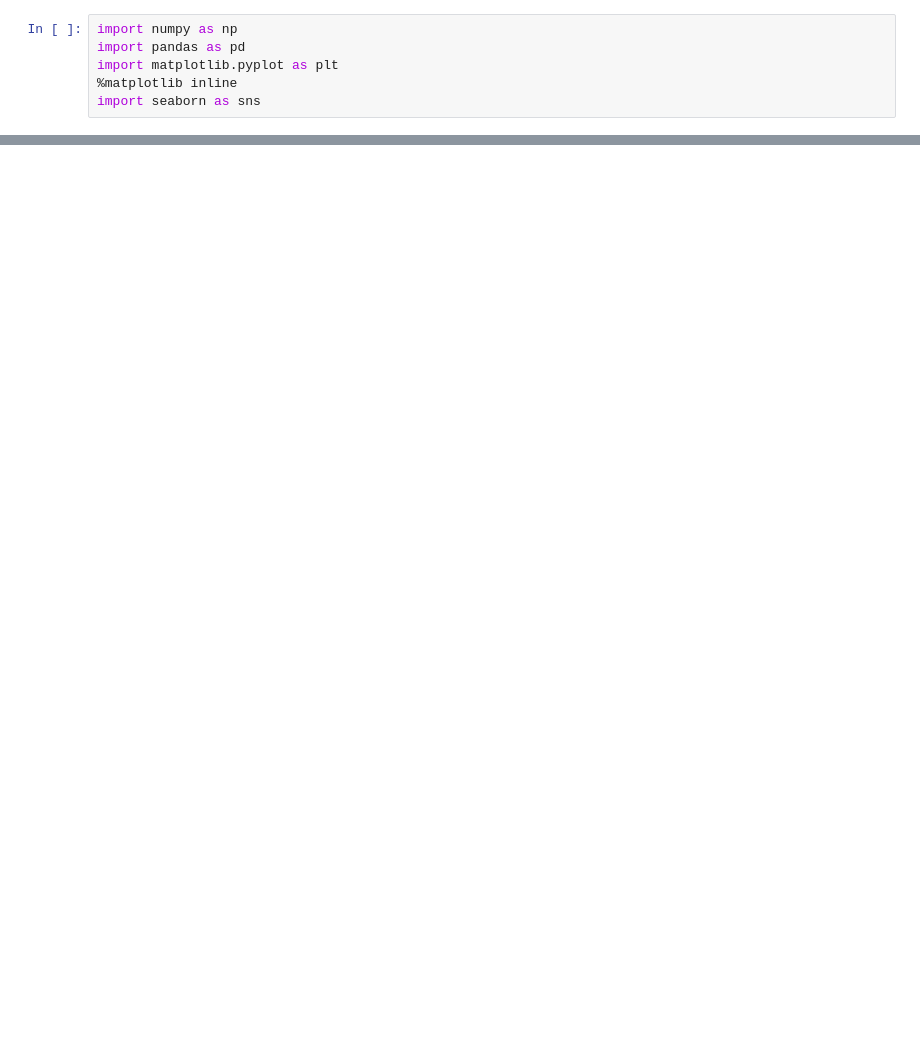
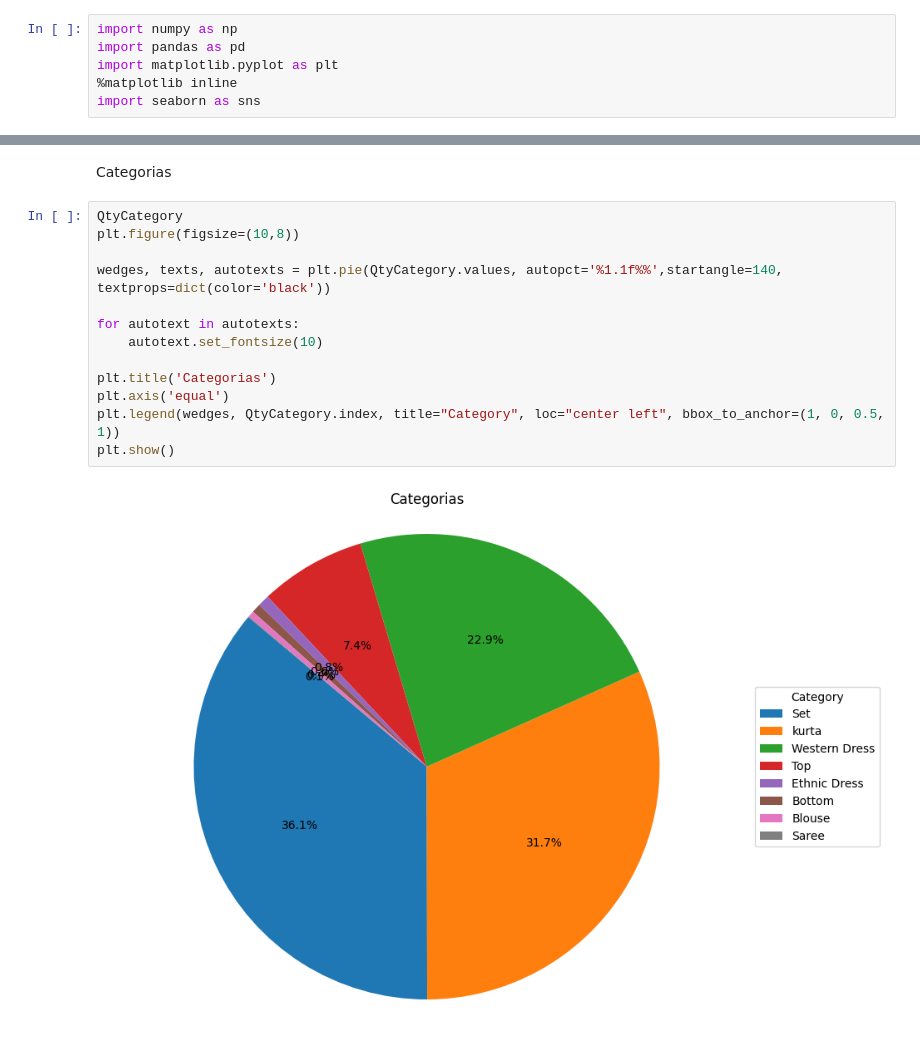
Before and after one commit to MatheusBacetic/DataAnalysis, a Jupyter notebook: dados.ipynb, the cells around one changed output, grey strips where cells are left out. Drawn from its saved outputs; the diff is of its cells as text; blank space fills up the shorter version.

```diff
--- a/dados.ipynb
+++ b/dados.ipynb
@@ -45,0 +61,17 @@ plt.show()
+# %% [markdown]
+Categorias
+# %%
+QtyCategory
+plt.figure(figsize=(10,8))
+
+wedges, texts, autotexts = plt.pie(QtyCategory.values, autopct='%1.1f%%',startangle=140, textprops=dict(color='black'))
+
+for autotext in autotexts:
+    autotext.set_fontsize(10)
+
+plt.title('Categorias')
+plt.axis('equal')
+plt.legend(wedges, QtyCategory.index, title="Category", loc="center left", bbox_to_anchor=(1, 0, 0.5, 1))
+plt.show()
+# %% [output]
+[figure, added]
```
Also changed, not shown: parts of 15 cells of this notebook, 1 other file.
